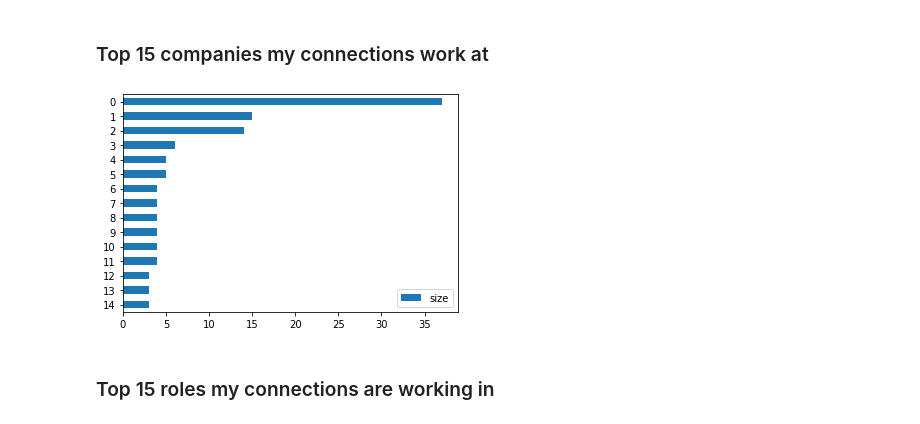
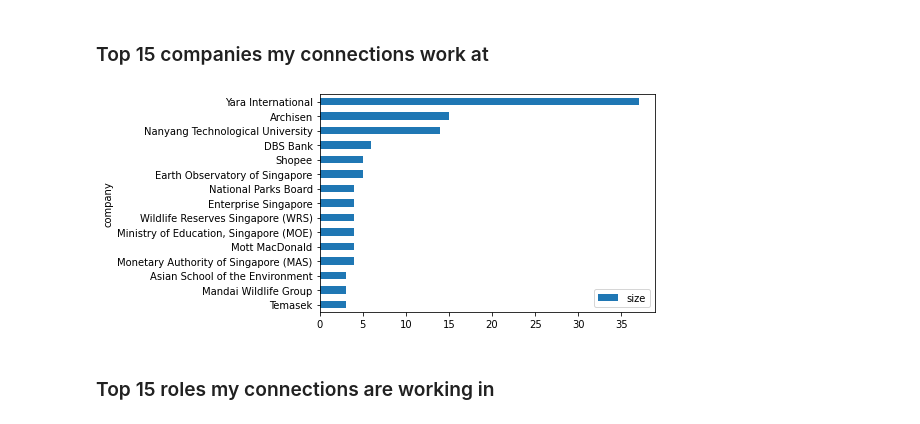
Before and after one commit to leonswl/linkedin-network-analysis, a Jupyter notebook: linkedin-network-analysis.ipynb, the cells around one changed output. Saved outputs shown, nothing was run; the diff lists cells and outputs as text; code cells hidden in the pictures.

```diff
--- a/linkedin-network-analysis.ipynb
+++ b/linkedin-network-analysis.ipynb
@@ -85,14 +86,14 @@ Looking at the number of new connections over time since i joined LinkedIn, bulk
 # %%
 companies_count = (new_df
                     .groupby(by=['company']) # group by country
                     .size() # sum up count for each company
                     .to_frame('size') # convert to frame
                     .sort_values(by=['size'],ascending=False) # sort by descending order
-                    .reset_index()
+
 )
 companies_count.head(15).plot(kind='barh').invert_yaxis() # convert to horizontal plot
 # %% [output]
-[figure, old version]
+[figure, new version]
 # %% [markdown]
 ### Top 15 roles my connections are working in
 # %%
```
Also changed, not shown: parts of 1 cell of this notebook, 9 other files.
